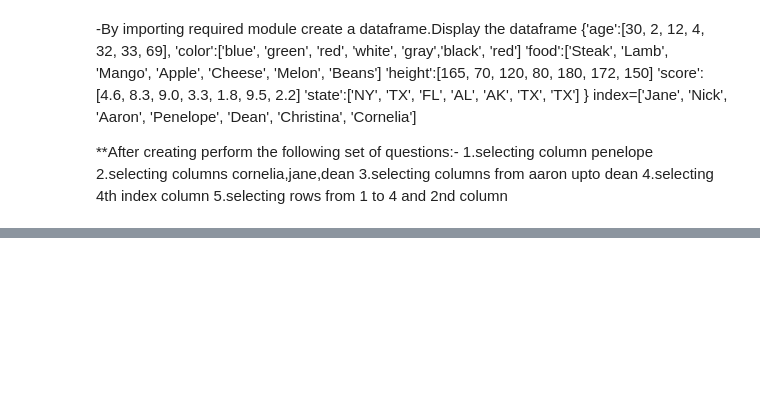
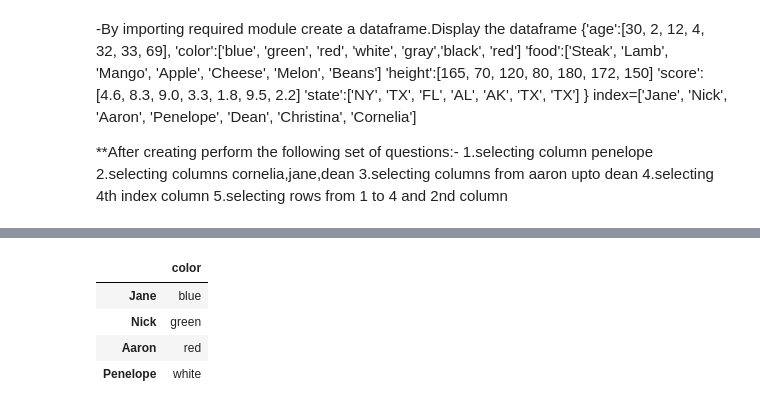
Before and after one commit to Mboitai/Python, a Jupyter notebook: lab-4.ipynb, the cells around one changed output, grey strips where cells are left out. Drawn from its saved outputs; the diff is of its cells as text; code cells hidden in the pictures; blank space fills up the shorter version.

```diff
--- a/lab-4.ipynb
+++ b/lab-4.ipynb
@@ -208,2 +238,9 @@ NameError: name 'd' is not defined
 # %%
 #5.selecting rows from 1 to 4 and 2nd column
+d.iloc[0:4,1:2]
+# %% [output]
+|  | color |
+| Jane | blue |
+| Nick | green |
+| Aaron | red |
+| Penelope | white |
```
Also changed, not shown: parts of 5 cells of this notebook.
